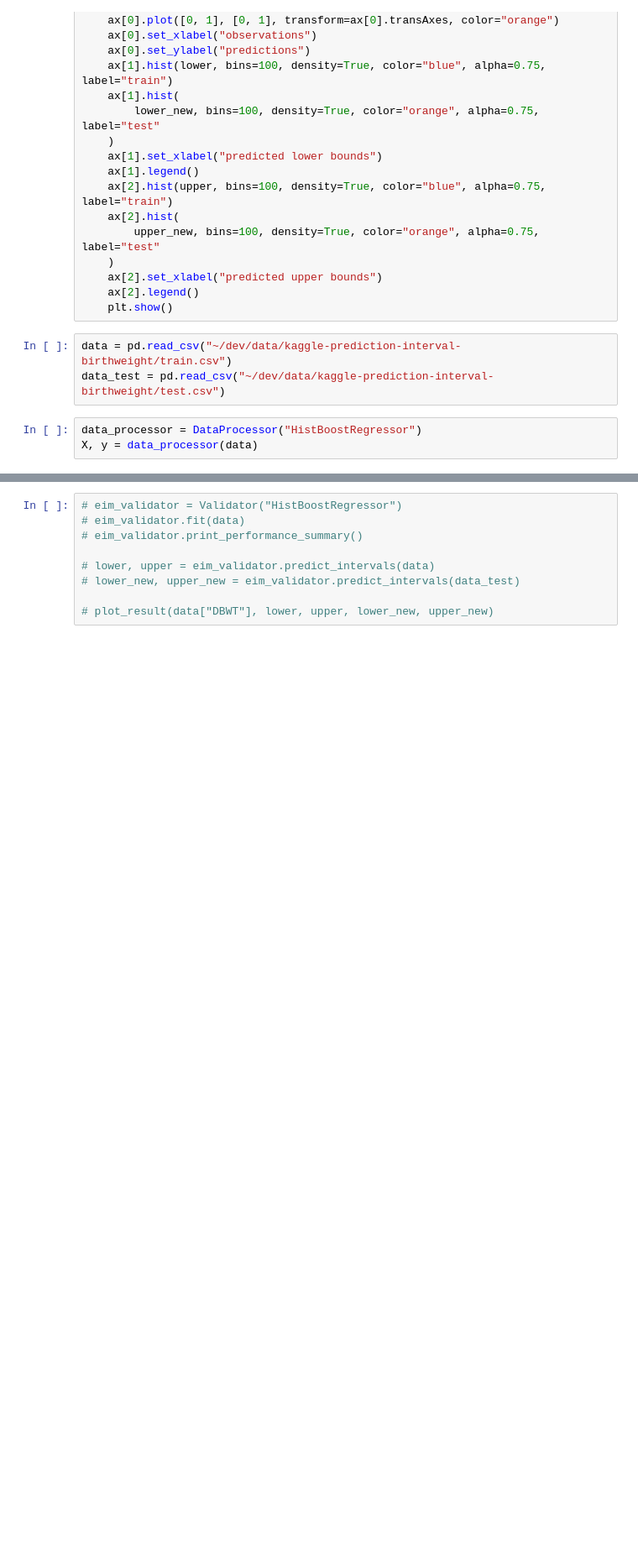
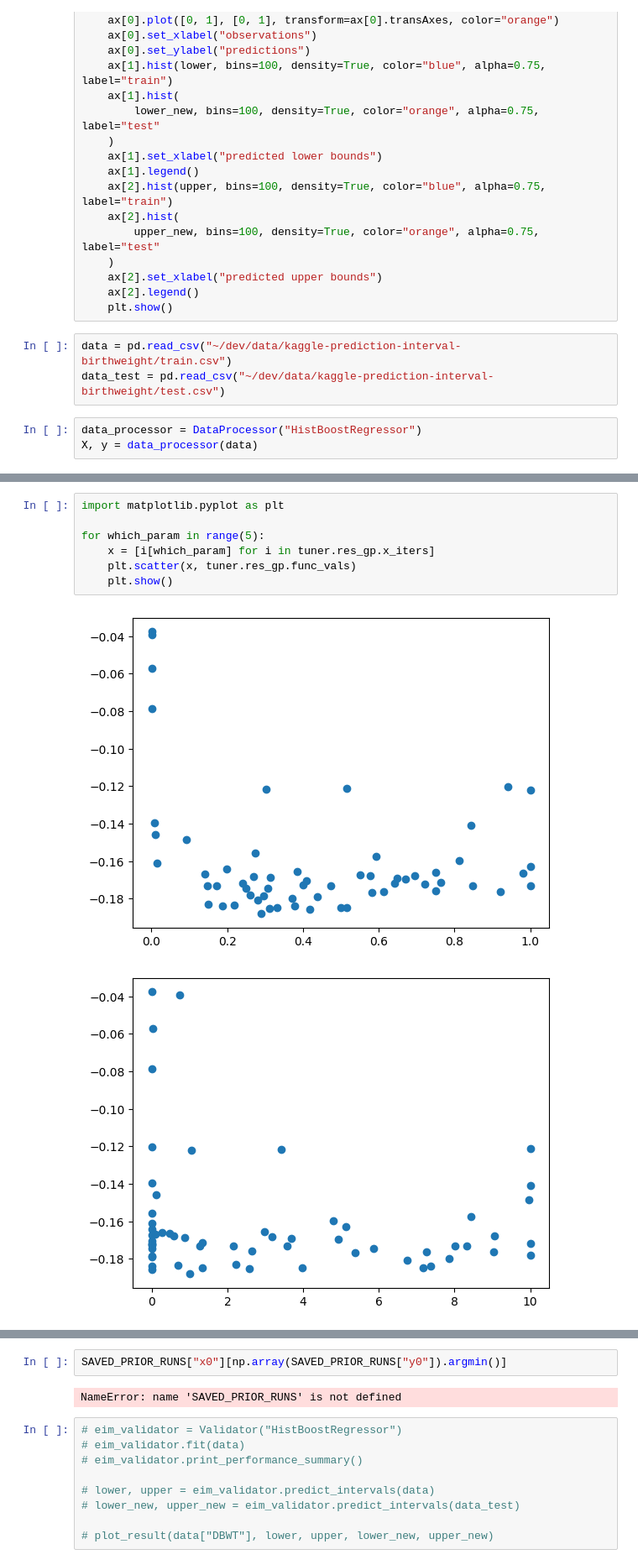
Before and after one commit to hrmerrill/kaggle-prediction-interval-birthweight, a Jupyter notebook: notebooks/testing.ipynb, the cells around one changed output, grey strips where cells are left out. Shown: that part at 84% size. Saved outputs shown, nothing was run; the diff lists cells and outputs as text; blank space fills up the shorter version.

```diff
--- a/notebooks/testing.ipynb
+++ b/notebooks/testing.ipynb
@@ -159,0 +119,10 @@ tuner.result
+# %%
+import matplotlib.pyplot as plt
+
+for which_param in range(5):
+    x = [i[which_param] for i in tuner.res_gp.x_iters]
+    plt.scatter(x, tuner.res_gp.func_vals)
+    plt.show()
+# %% [output]
+[figure, added]
+[figure, added]
@@ -160,3 +132,7 @@ tuner.result
+# %%
+SAVED_PRIOR_RUNS["x0"][np.array(SAVED_PRIOR_RUNS["y0"]).argmin()]
+# %% [output]
+NameError: name 'SAVED_PRIOR_RUNS' is not defined
 # %%
 # eim_validator = Validator("HistBoostRegressor")
 # eim_validator.fit(data)
```
Also changed, not shown: parts of 5 cells of this notebook, 5 other files.
